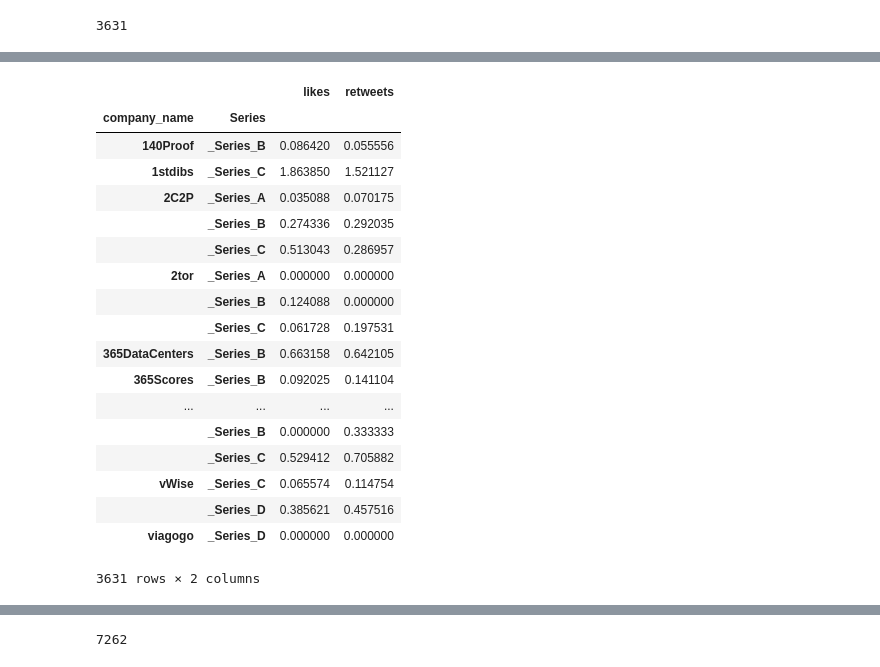
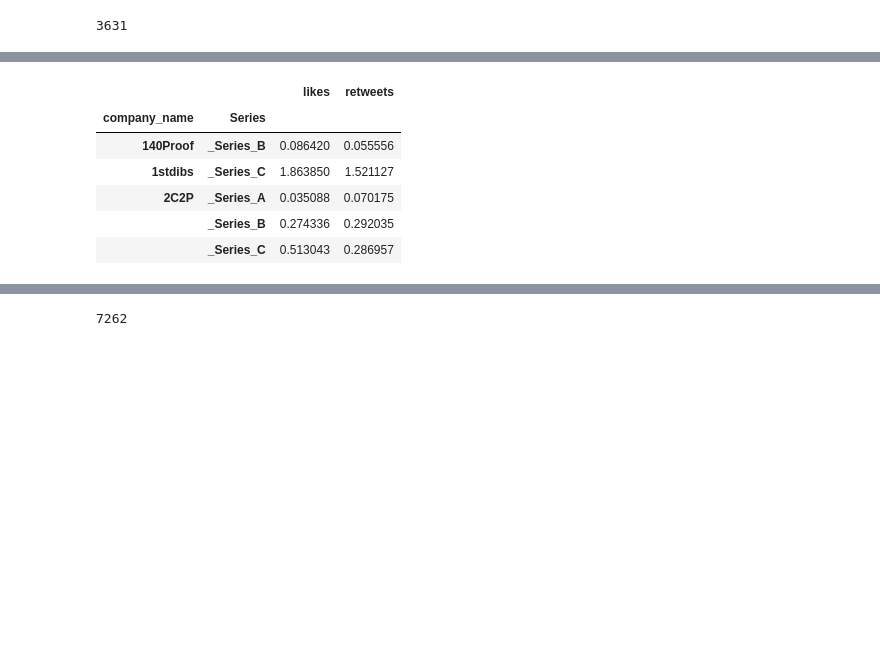
Before and after one commit to kyang01/startup-analysis, a Jupyter notebook: Extracting Tweet Features.ipynb, the cells around one changed output, grey strips where cells are left out. Saved outputs shown, nothing was run; the diff lists cells and outputs as text; code cells hidden in the pictures; blank space fills up the shorter version.

```diff
--- a/Extracting Tweet Features.ipynb
+++ b/Extracting Tweet Features.ipynb
@@ -325,22 +330,10 @@ count_groupby
 # %%
-mean_groupby
+mean_groupby.head()
 # %% [output]
 |  |  | likes | retweets |
 | company_name | Series |  |  |
 | 140Proof | _Series_B | 0.086420 | 0.055556 |
 | 1stdibs | _Series_C | 1.863850 | 1.521127 |
 | 2C2P | _Series_A | 0.035088 | 0.070175 |
 |  | _Series_B | 0.274336 | 0.292035 |
 |  | _Series_C | 0.513043 | 0.286957 |
-| 2tor | _Series_A | 0.000000 | 0.000000 |
-|  | _Series_B | 0.124088 | 0.000000 |
-|  | _Series_C | 0.061728 | 0.197531 |
-| 365DataCenters | _Series_B | 0.663158 | 0.642105 |
-| 365Scores | _Series_B | 0.092025 | 0.141104 |
-| ... | ... | ... | ... |
-|  | _Series_B | 0.000000 | 0.333333 |
-|  | _Series_C | 0.529412 | 0.705882 |
-| vWise | _Series_C | 0.065574 | 0.114754 |
-|  | _Series_D | 0.385621 | 0.457516 |
-| viagogo | _Series_D | 0.000000 | 0.000000 |
-3631 rows × 2 columns
```
Also changed, not shown: parts of 45 cells of this notebook, 1 other file.
